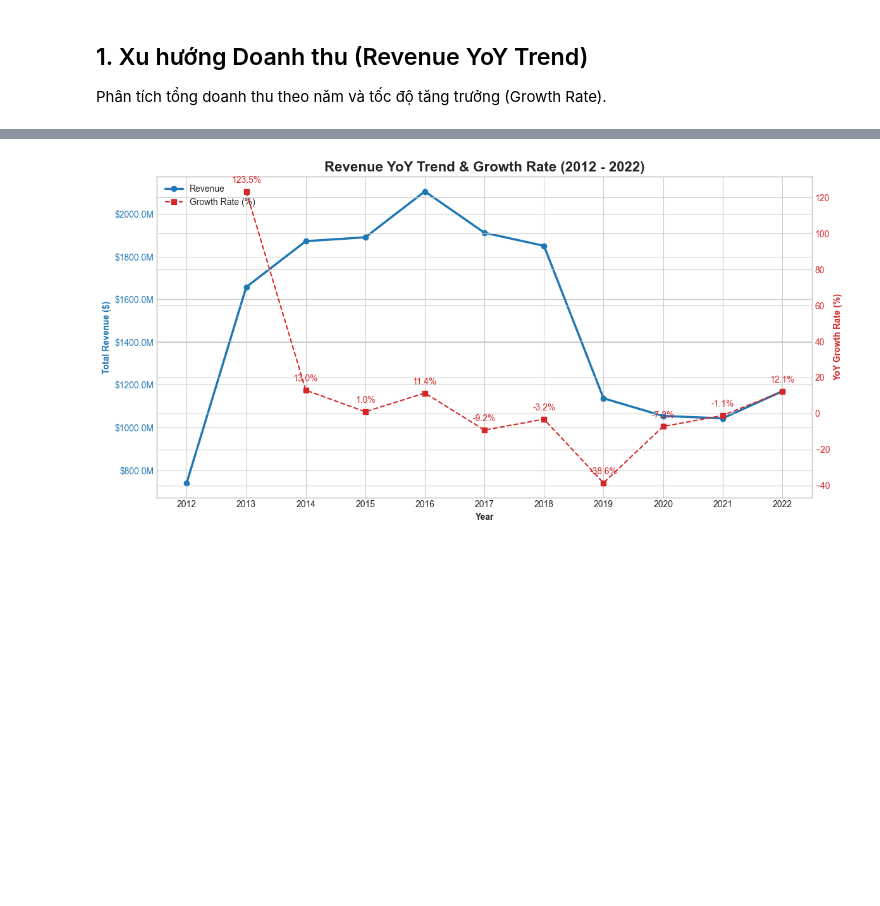
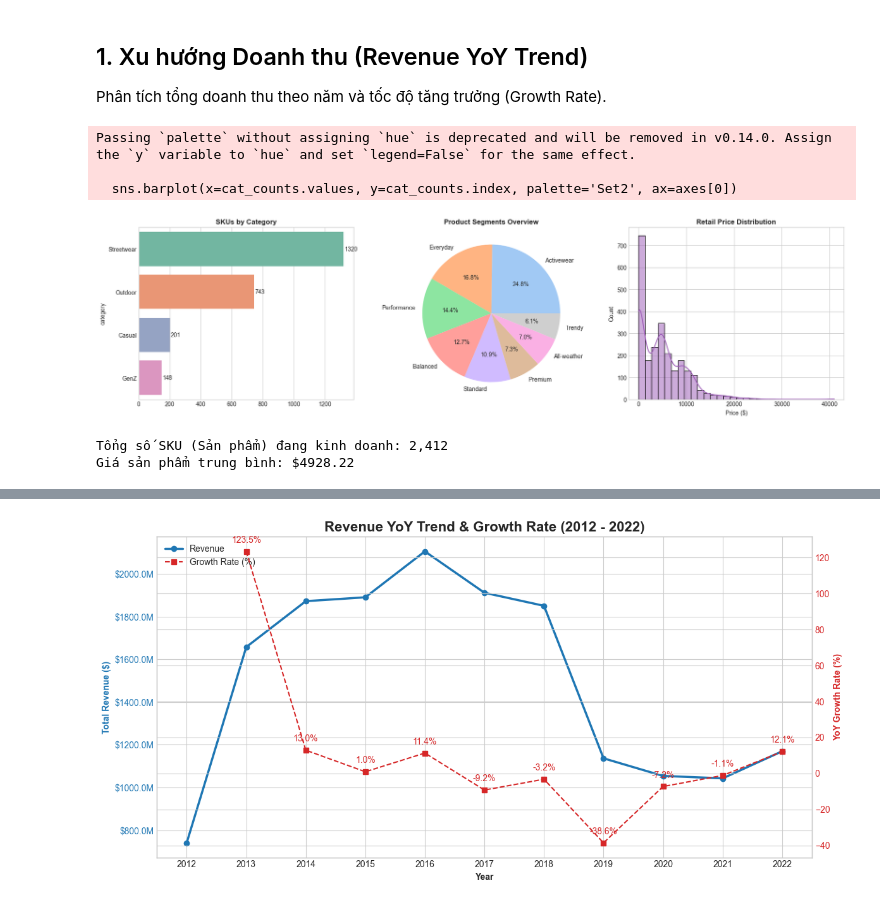
Before and after one commit to khanhnq35/Datathon_Outliers, a Jupyter notebook: notebooks/02_M1_revenue_health.ipynb, the cells around one changed output, grey strips where cells are left out. Saved outputs shown, nothing was run; the diff lists cells and outputs as text; code cells hidden in the pictures; blank space fills up the shorter version.

Commit message:
feat: add descriptive profiles for customer and product

```diff
--- a/notebooks/02_M1_revenue_health.ipynb
+++ b/notebooks/02_M1_revenue_health.ipynb
@@ -123,6 +120,44 @@ print(f"Đã loại bỏ tổng cộng {original_height - sales.height} dòng c
 # %% [markdown]
 ## 1. Xu hướng Doanh thu (Revenue YoY Trend)
 Phân tích tổng doanh thu theo năm và tốc độ tăng trưởng (Growth Rate).
+# %%
+# ============================================================
+# CELL: Product Catalog Descriptive EDA
+# ============================================================
+products = DataLoader().load("products")
+prod_pd = products.to_pandas()
+
+fig, axes = plt.subplots(1, 3, figsize=(18, 5))
+
+# 1. Category Distribution
+cat_counts = prod_pd['category'].value_counts()
+sns.barplot(x=cat_counts.values, y=cat_counts.index, palette='Set2', ax=axes[0])
+axes[0].set_title("SKUs by Category", fontweight="bold")
+for i, v in enumerate(cat_counts.values):
+    axes[0].text(v + 5, i, str(v), va='center')
+
+# 2. Segment Distribution
+seg_counts = prod_pd['segment'].value_counts()
+axes[1].pie(seg_counts, labels=seg_counts.index, autopct='%1.1f%%', colors=sns.color_palette('pastel'))
+axes[1].set_title("Product Segments Overview", fontweight="bold")
+
+# 3. Price Distribution (Biểu đồ phân phối giá)
+sns.histplot(data=prod_pd, x='price', bins=30, kde=True, color='#9b59b6', ax=axes[2])
+axes[2].set_title("Retail Price Distribution", fontweight="bold")
+axes[2].set_xlabel("Price ($)")
+
+plt.tight_layout()
+plt.show()
+
+print(f"Tổng số SKU (Sản phẩm) đang kinh doanh: {len(prod_pd):,}")
+print(f"Giá sản phẩm trung bình: ${prod_pd['price'].mean():.2f}")
+# %% [output]
+Passing `palette` without assigning `hue` is deprecated and will be removed in v0.14.0. Assign the `y` variable to `hue` and set `legend=False` for the same effect.
+
+  sns.barplot(x=cat_counts.values, y=cat_counts.index, palette='Set2', ax=axes[0])
+[figure, added]
+Tổng số SKU (Sản phẩm) đang kinh doanh: 2,412
+Giá sản phẩm trung bình: $4928.22
 # %%
 # Thêm cột Year và Month
 sales = sales.with_columns([
```
Also changed, not shown: parts of 2 cells of this notebook, 2 other files.
